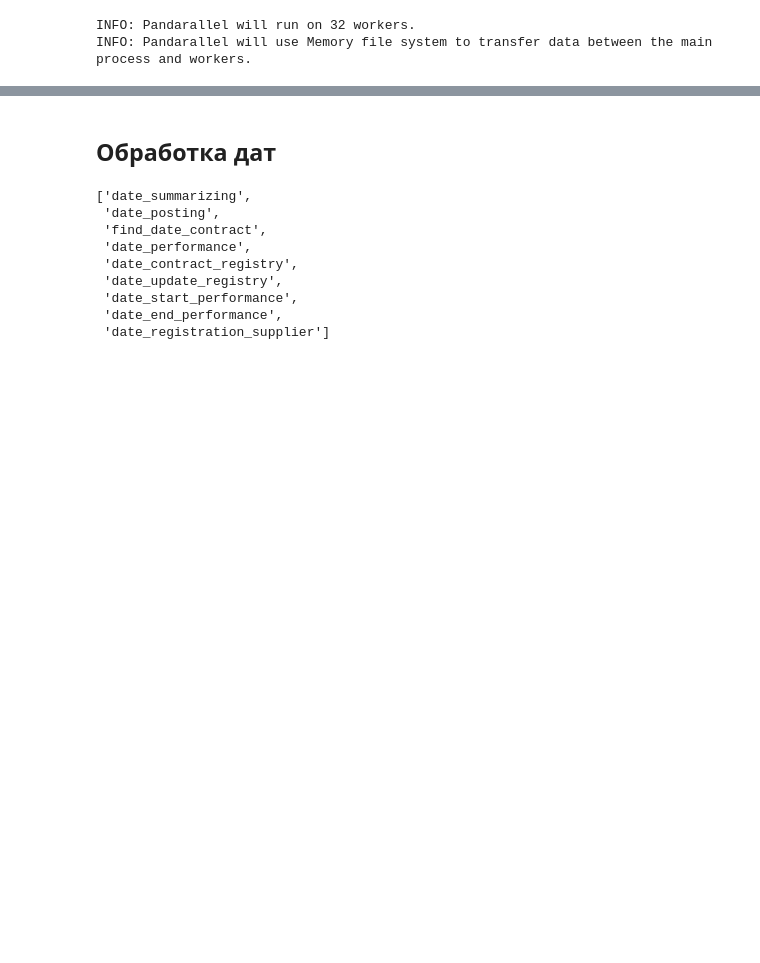
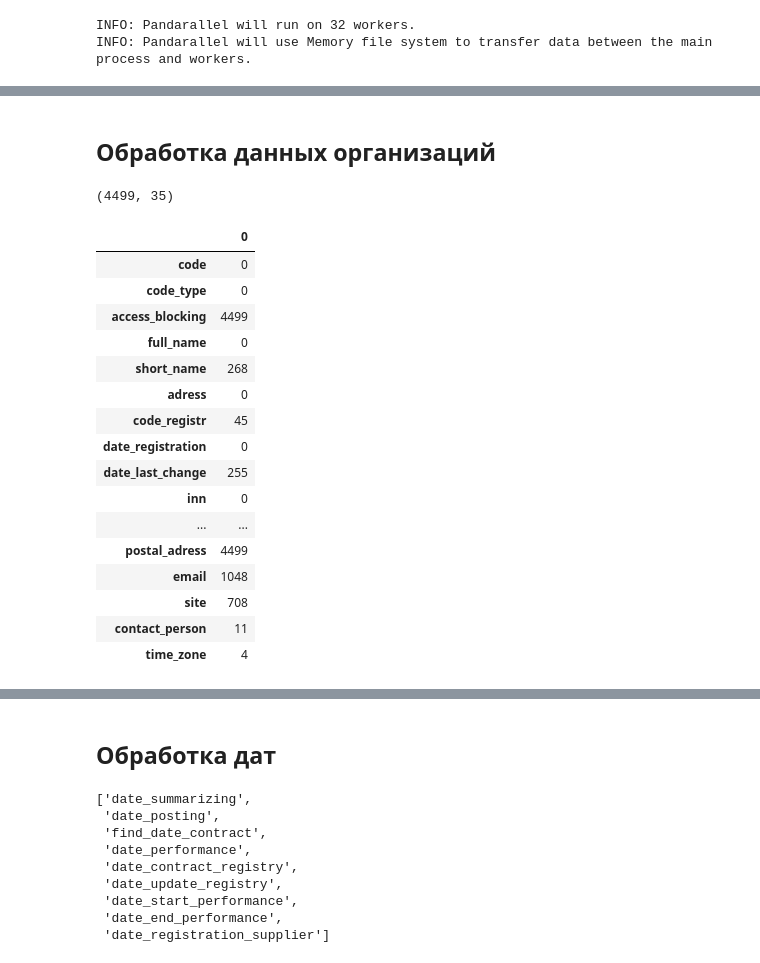
Before and after one commit to Gleb01548/contract_database, a Jupyter notebook: notebooks/processing.ipynb, the cells around one changed output, grey strips where cells are left out. Saved outputs shown, nothing was run; the diff lists cells and outputs as text; code cells hidden in the pictures; blank space fills up the shorter version.

```diff
--- a/notebooks/processing.ipynb
+++ b/notebooks/processing.ipynb
@@ -30,0 +41,27 @@ INFO: Pandarallel will use Memory file system to transfer data between the main
+# %% [markdown]
+## Обработка данных организаций
+# %%
+df = pd.read_csv("../data/raw_data/org/2014/0.csv", sep="|", dtype="str")
+df.shape
+# %% [output]
+(4499, 35)
+# %%
+pd.DataFrame(df.isnull().sum())
+# %% [output]
+|  | 0 |
+| code | 0 |
+| code_type | 0 |
+| access_blocking | 4499 |
+| full_name | 0 |
+| short_name | 268 |
+| adress | 0 |
+| code_registr | 45 |
+| date_registration | 0 |
+| date_last_change | 255 |
+| inn | 0 |
+| ... | ... |
+| postal_adress | 4499 |
+| email | 1048 |
+| site | 708 |
+| contact_person | 11 |
+| time_zone | 4 |
```
Also changed, not shown: parts of 46 cells of this notebook, 14 other files.
